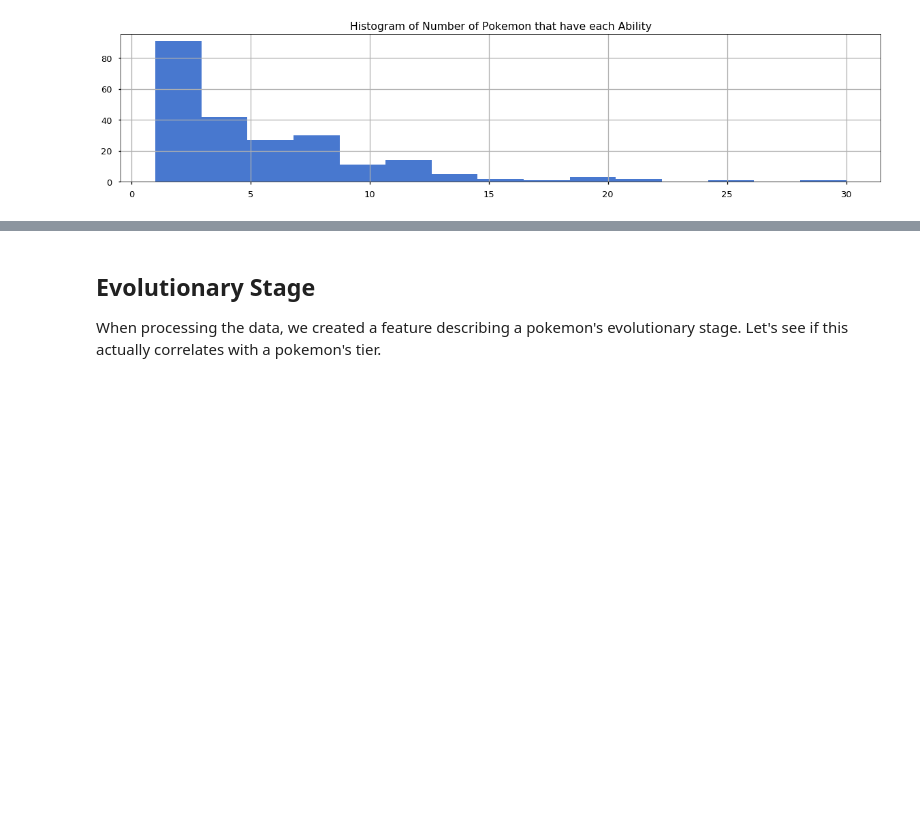
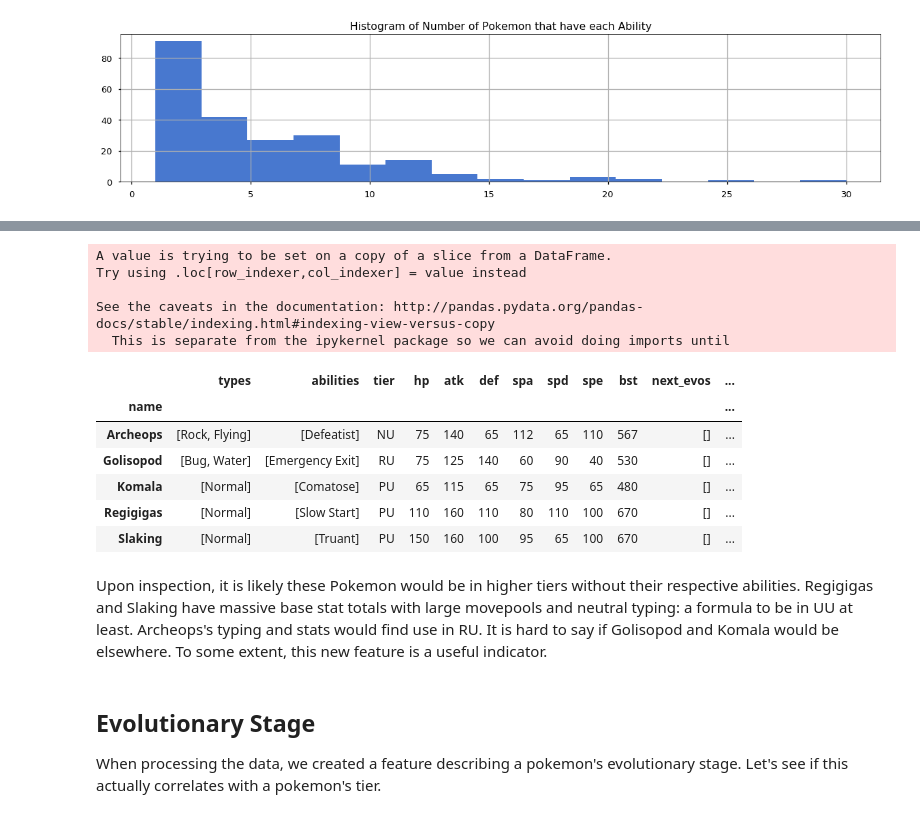
Before and after one commit to n2cholas/pokemon-analysis, a Jupyter notebook: Pokemon-Analysis.ipynb, the cells around one changed output, grey strips where cells are left out. Cells and saved outputs as stored; diff of their text form; code cells hidden in the pictures; blank space fills up the shorter version.

```diff
--- a/Pokemon-Analysis.ipynb
+++ b/Pokemon-Analysis.ipynb
@@ -571,3 +608,23 @@ As with the moves, relatively unique abilities are the most common. This makes s
+# %%
+bad_abilities = {'Comatose', 'Defeatist', 'Emergency Exit', 'Slow Start', 'Truant', 'Wimp Out', 'Stall'}
+df['bad_ability'] = df.apply(lambda x: 1 if len(set(x['abilities']).intersection(bad_abilities)) == len(x['abilities'])
+                                       else 0, axis=1)
+df[df.bad_ability == 1]
+# %% [output]
+A value is trying to be set on a copy of a slice from a DataFrame.
+Try using .loc[row_indexer,col_indexer] = value instead
+
+See the caveats in the documentation: http://pandas.pydata.org/pandas-docs/stable/indexing.html#indexing-view-versus-copy
+  This is separate from the ipykernel package so we can avoid doing imports until
+|  | types | abilities | tier | hp | atk | def | spa | spd | spe | bst | next_evos | ... |
+| name |  |  |  |  |  |  |  |  |  |  |  | ... |
+| Archeops | [Rock, Flying] | [Defeatist] | NU | 75 | 140 | 65 | 112 | 65 | 110 | 567 | [] | ... |
+| Golisopod | [Bug, Water] | [Emergency Exit] | RU | 75 | 125 | 140 | 60 | 90 | 40 | 530 | [] | ... |
+| Komala | [Normal] | [Comatose] | PU | 65 | 115 | 65 | 75 | 95 | 65 | 480 | [] | ... |
+| Regigigas | [Normal] | [Slow Start] | PU | 110 | 160 | 110 | 80 | 110 | 100 | 670 | [] | ... |
+| Slaking | [Normal] | [Truant] | PU | 150 | 160 | 100 | 95 | 65 | 100 | 670 | [] | ... |
+# %% [markdown]
+Upon inspection, it is likely these Pokemon would be in higher tiers without their respective abilities. Regigigas and Slaking have massive base stat totals with large movepools and neutral typing: a formula to be in UU at least. Archeops's typing and stats would find use in RU. It is hard to say if Golisopod and Komala would be elsewhere. To some extent, this new feature is a useful indicator.
 # %% [markdown]
 ## Evolutionary Stage <a class="anchor" id="stage"></a>
 
```
Also changed, not shown: parts of 24 cells of this notebook.
